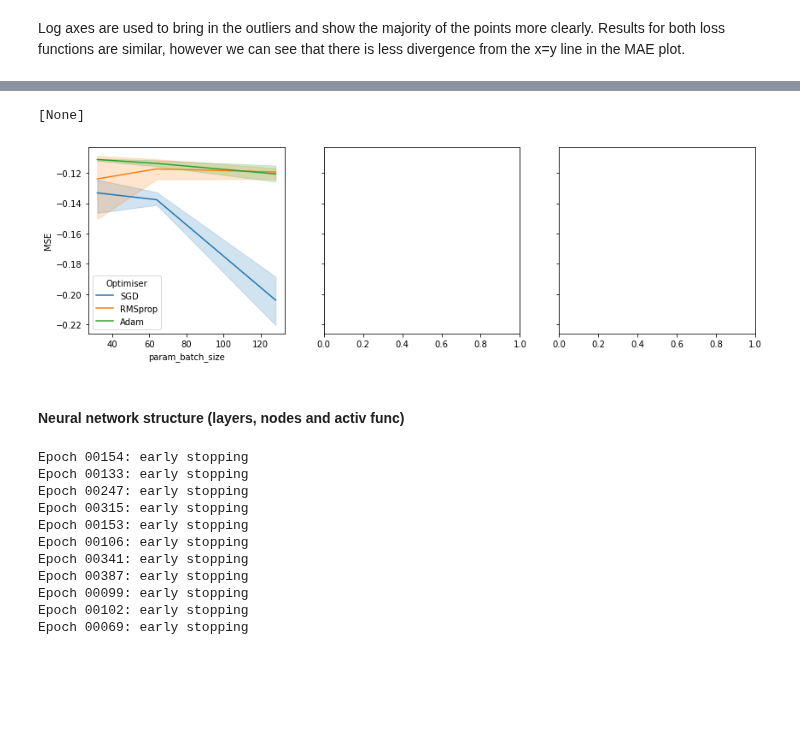
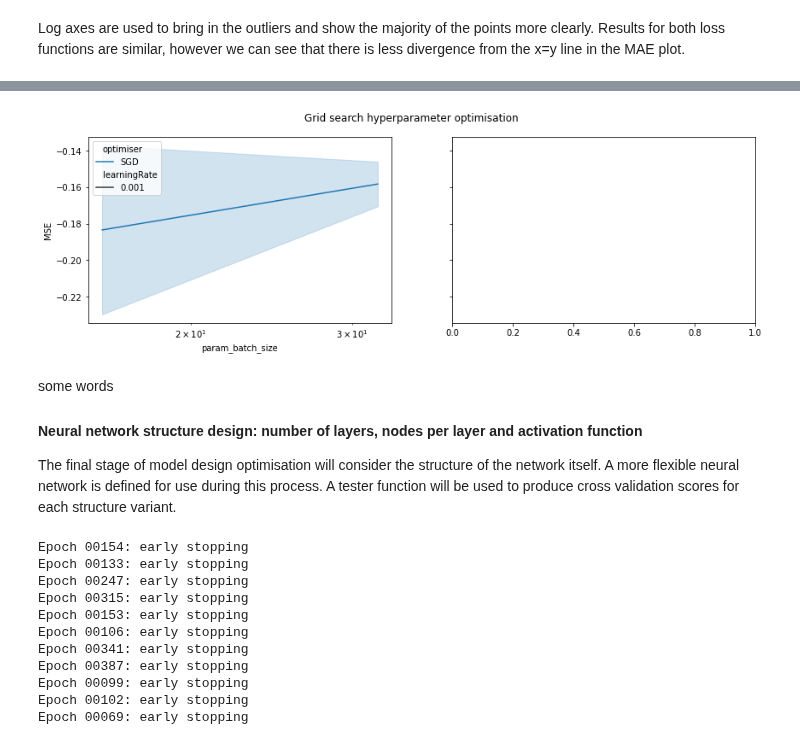
Before and after one commit to StephenTGibson/COMP527-colabNotebooks, a Jupyter notebook: COMP534-AppliedArtificialIntelligence/COMP534-CA2.ipynb, the cells around one changed output, grey strips where cells are left out. Drawn from its saved outputs; the diff is of its cells as text; code cells hidden in the pictures; blank space fills up the shorter version.

```diff
--- a/COMP534-AppliedArtificialIntelligence/COMP534-CA2.ipynb
+++ b/COMP534-AppliedArtificialIntelligence/COMP534-CA2.ipynb
@@ -306,6 +312,7 @@ The MAE achieves a lower error using both error measurements. MSE typically pena
 # %%
+# Define search space
 searchSpace = {
-    'optimizer':[SGD, RMSprop, Adam],
-    'optimizer__learning_rate': [0.001, 0.01, 0.1],
-    'batch_size':[16, 32, 64, 128],
+    'optimizer':[SGD,],# RMSprop, Adam],
+    'optimizer__learning_rate': [0.001,],#0.01, 0.1],
+    'batch_size':[16, 32,],# 64, 128],
 }
@@ -338,8 +349,8 @@ search = hyperparameterSearch.fit(X_train, y_train)
 # %%
 # Store best parameters found
-optimumParameters = search.best_params_
+optimumParameters = searchResult.best_params_
 print(optimumParameters)
 # Store all results in new dataframe
-results = pd.DataFrame(search.cv_results_)
-#results
+results = pd.DataFrame(searchResult.cv_results_)
+results
 # %% [output]
@@ -357,26 +361,35 @@ results = pd.DataFrame(search.cv_results_)
 # %%
+# Create long form of results for plotting
 resultsLong = pd.melt(results,
-                        id_vars=['param_batch_size', 'param_optimizer'],
-                        var_name='splitNumber',
-                        value_name='MSE',
-                        value_vars=['split0_test_score', 'split1_test_score', 'split2_test_score'])
-
-resultsLong['Optimiser'] = resultsLong['param_optimizer'].apply(lambda x: x.__name__)
+                      id_vars=['param_batch_size', 'param_optimizer', 'param_optimizer__learning_rate'],
+                      var_name='splitNumber',
+                      value_name='MSE',
+                      value_vars=['split0_test_score', 'split1_test_score',])# 'split2_test_score'])
+# Create new column with optimiser name for labels
+resultsLong['optimiser'] = resultsLong['param_optimizer'].apply(lambda x: x.__name__)
+# Rename learning rate column
+resultsLong = resultsLong.rename(columns={'param_optimizer__learning_rate':'learningRate'})
 # %%
-fig, axs = plt.subplots(1, 3, figsize=(14,4), sharey=True)
-
+# Create figure for grid search results
+fig, axs = plt.subplots(1, 2, figsize=(14,4), sharey=True)
+# Plot results
 sns.lineplot(ax=axs[0],
              data=resultsLong,
              x='param_batch_size',
              y='MSE',
-             hue='Optimiser',
-             #y
+             hue='optimiser',
+             style='learningRate',
             )
-
-ax.set(xscale="log")#, yscale="log")
+# Set log axis
+axs[0].set(xscale="log")#, yscale="log")
+# Add title
+fig.suptitle('Grid search hyperparameter optimisation', fontsize=12)
+#fig.savefig('lossFunctionComparison', bbox_inches='tight')
+plt.show()
 # %% [output]
-[None]
-[figure, old version]
+[figure, new version]
 # %% [markdown]
-#### Neural network structure (layers, nodes and activ func)
+some words
+#### Neural network structure design: number of layers, nodes per layer and activation function
+The final stage of model design optimisation will consider the structure of the network itself. A more flexible neural network is defined for use during this process. A tester function will be used to produce cross validation scores for each structure variant.
 # %%
```
Also changed, not shown: parts of 12 cells of this notebook.
